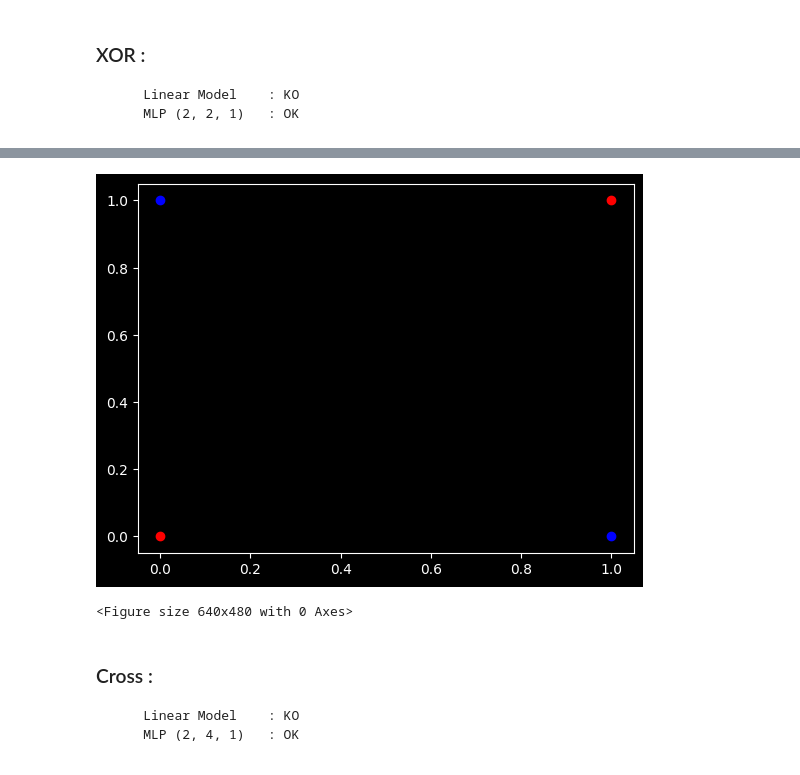
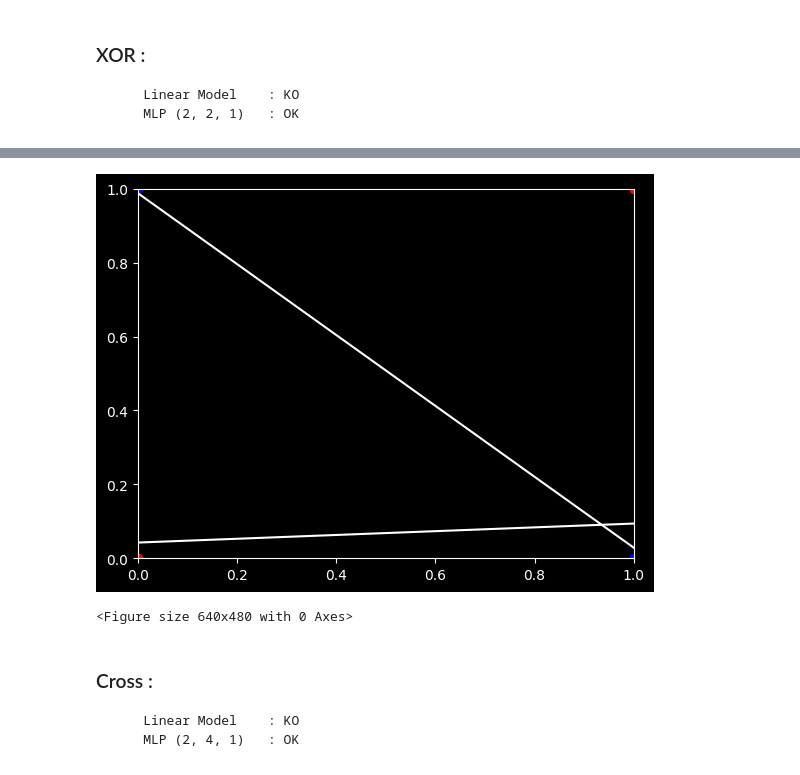
Before and after one commit to StarNova2/Annual-Project-ESGI, a Jupyter notebook: PythonProject/[Notebook] Cas de tests.ipynb, the cells around one changed output, grey strips where cells are left out. Drawn from its saved outputs; the diff is of its cells as text; code cells hidden in the pictures.

```diff
--- a/PythonProject/[Notebook] Cas de tests.ipynb
+++ b/PythonProject/[Notebook] Cas de tests.ipynb
@@ -64,0 +112,4 @@ Y = np.concatenate([np.ones((50, 1)), np.ones((50, 1)) * -1.0])
+# %%
+w1 = lib.training(ctypes.c_float(1.0), 100000, 99, w1, data_ptr, labels_ptr)
+w1 = w1.contents
+print(w1.a, w1.b, w1.c)
@@ -79,0 +148,33 @@ Y = np.array([1, 1, -1, -1])
+# %%
+X = np.array([[1, 0], [0, 1], [0, 0], [1, 1]], dtype=np.float32)
+Y = np.array([1, 1, -1, -1], dtype=np.int8)
+
+ma_droite = lib.initialisation_droite()
+a = ma_droite.contents.a
+b = ma_droite.contents.b
+c = ma_droite.contents.c
+w = MyDroite(a, b, c)
+
+ma_droite1 = lib.initialisation_droite()
+a = ma_droite1.contents.a
+b = ma_droite1.contents.b
+c = ma_droite1.contents.c
+w1 = MyDroite(a, b, c)
+# %%
+data_ptr = X.ctypes.data_as(ctypes.POINTER(ctypes.c_float))
+
+labels_ptr = Y.ctypes.data_as(ctypes.POINTER(ctypes.c_int8))
+# %%
+w = lib.training(ctypes.c_float(0.001), 1000, 4, w, data_ptr, labels_ptr)
+w = w.contents
+
+w1 = lib.training(ctypes.c_float(0.001), 1000, 4, w1, data_ptr, labels_ptr)
+w1 = w1.contents
+
+print(w.a)
+print(w.b)
+print(w.c)
+print(" ")
+print(w1.a)
+print(w1.b)
+print(w1.c)
@@ -80,10 +189,18 @@ Y = np.array([1, 1, -1, -1])
 # %%
+x_vals = np.linspace(0, 1, 100)
+y_vals = -(w.a + w.b * x_vals) / w.c
+y1_vals = -(w1.a + w1.b * x_vals) / w1.c
+
 plt.scatter(X[0:2, 0], X[0:2, 1], color='blue')
 plt.scatter(X[2:4,0], X[2:4,1], color='red')
+plt.plot(x_vals, y_vals, color='white')
+plt.plot(x_vals, y1_vals, color='white')
+plt.xlim(-0, 1)
+plt.ylim(-0, 1)
 plt.show()
 plt.clf()
 # %% [output]
-[figure, old version]
+[figure, new version]
 <Figure size 640x480 with 0 Axes>
 # %% [markdown]
 
```
Also changed, not shown: parts of 13 cells of this notebook, 34 other files.
